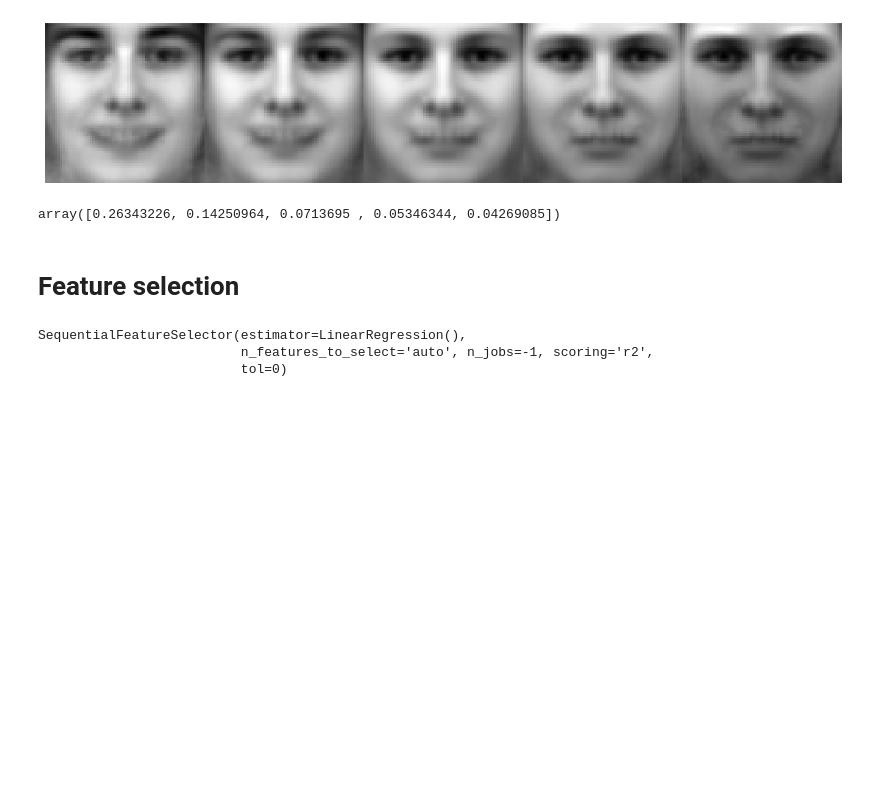
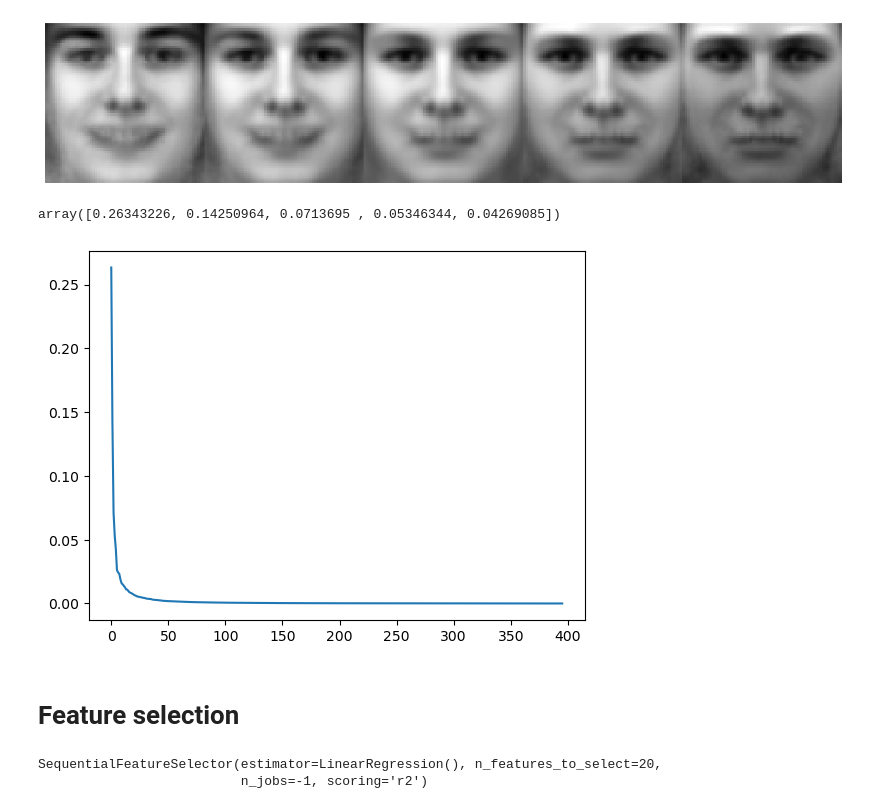
Before and after one commit to rebeccadf/Cognitive-modelling-HW2, a Jupyter notebook: analysis.ipynb, the cells around one changed output. Saved outputs shown, nothing was run; the diff lists cells and outputs as text; code cells hidden in the pictures; blank space fills up the shorter version.

```diff
--- a/analysis.ipynb
+++ b/analysis.ipynb
@@ -61,6 +62,11 @@ exp_var_pca = pca.explained_variance_ratio_
 exp_var_pca[:5]
 # %% [output]
 array([0.26343226, 0.14250964, 0.0713695 , 0.05346344, 0.04269085])
+# %%
+plt.plot(exp_var_pca)
+plt.show()
+# %% [output]
+[figure, added]
 # %% [markdown]
 # Feature selection
 # %%
@@ -75,12 +81,11 @@ aggregate = np.array(ratings_df.iloc[:,[1,2,3]].mean(axis=1))
 # %%
 lin_reg = LinearRegression()
 # %%
-sfs = SequentialFeatureSelector(lin_reg, n_features_to_select= 'auto', tol = 0, n_jobs = -1, scoring= 'r2')
+sfs = SequentialFeatureSelector(lin_reg, n_features_to_select= 20, n_jobs = -1, scoring= 'r2')
 sfs.fit(transformed, aggregate)
 # %% [output]
-SequentialFeatureSelector(estimator=LinearRegression(),
-                          n_features_to_select='auto', n_jobs=-1, scoring='r2',
-                          tol=0)
+SequentialFeatureSelector(estimator=LinearRegression(), n_features_to_select=20,
+                          n_jobs=-1, scoring='r2')
 # %%
 idx = np.where(sfs.get_support())
 # %%
```
Also changed, not shown: parts of 13 cells of this notebook, 10 other files.
